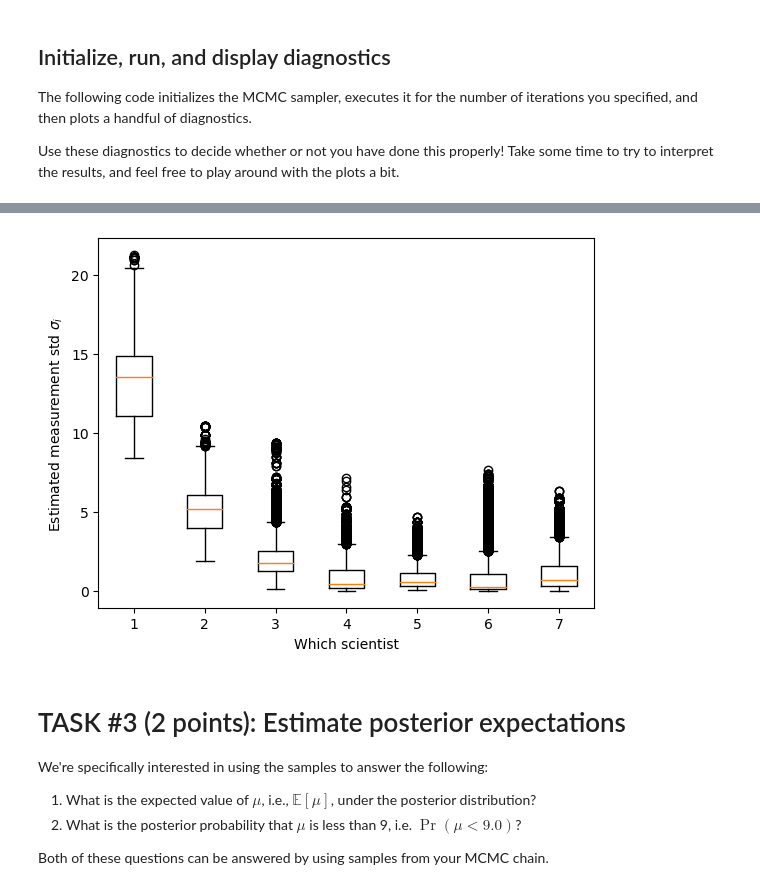
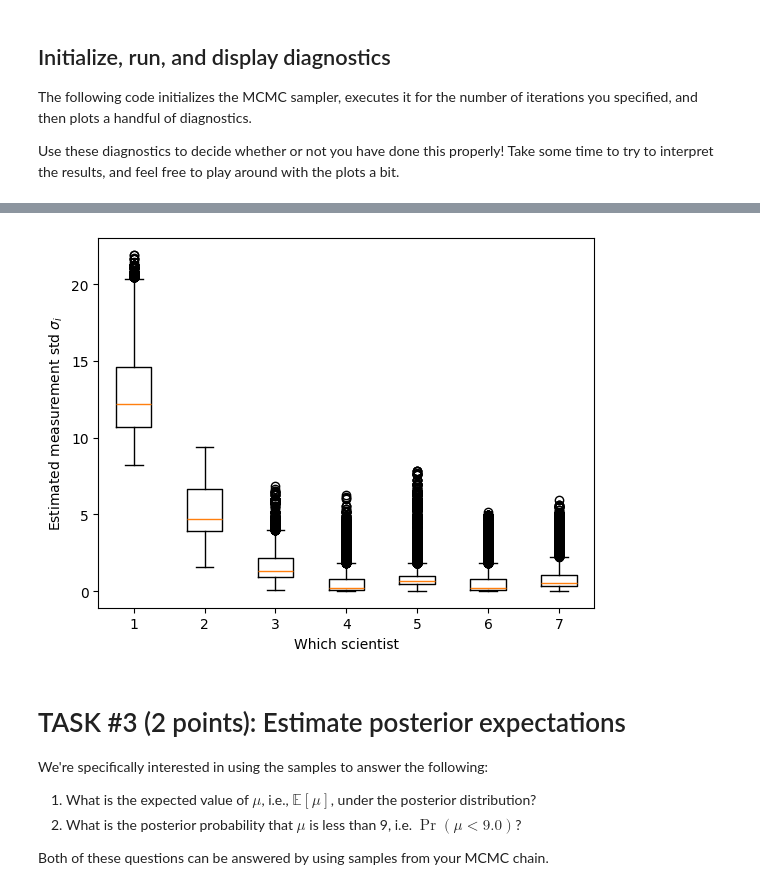
Before and after one commit to BenoitCou/UCL-COMP0171-Bayesian-Deep-Learning-Coursework-1, a Jupyter notebook: (Part 1) Seven scientists.ipynb, the cells around one changed output, grey strips where cells are left out. Drawn from its saved outputs; the diff is of its cells as text; code cells hidden in the pictures.

```diff
--- a/(Part 1) Seven scientists.ipynb
+++ b/(Part 1) Seven scientists.ipynb
@@ -275,9 +275,9 @@ plt.ylabel("$\sigma_i$");
 # %%
-plt.boxplot(sigma_chain[N_burnin:].T, positions=np.arange(1, 8));
+plt.boxplot(sigma_chain[N_burnin:], positions=np.arange(1, 8));
 plt.xlabel("Which scientist")
 plt.ylabel("Estimated measurement std $\sigma_i$");
 # %% [output]
-[figure, old version]
+[figure, new version]
 # %% [markdown]
 # TASK #3 (2 points): Estimate posterior expectations
 
```
Also changed, not shown: parts of 9 cells of this notebook, 1 other file.
